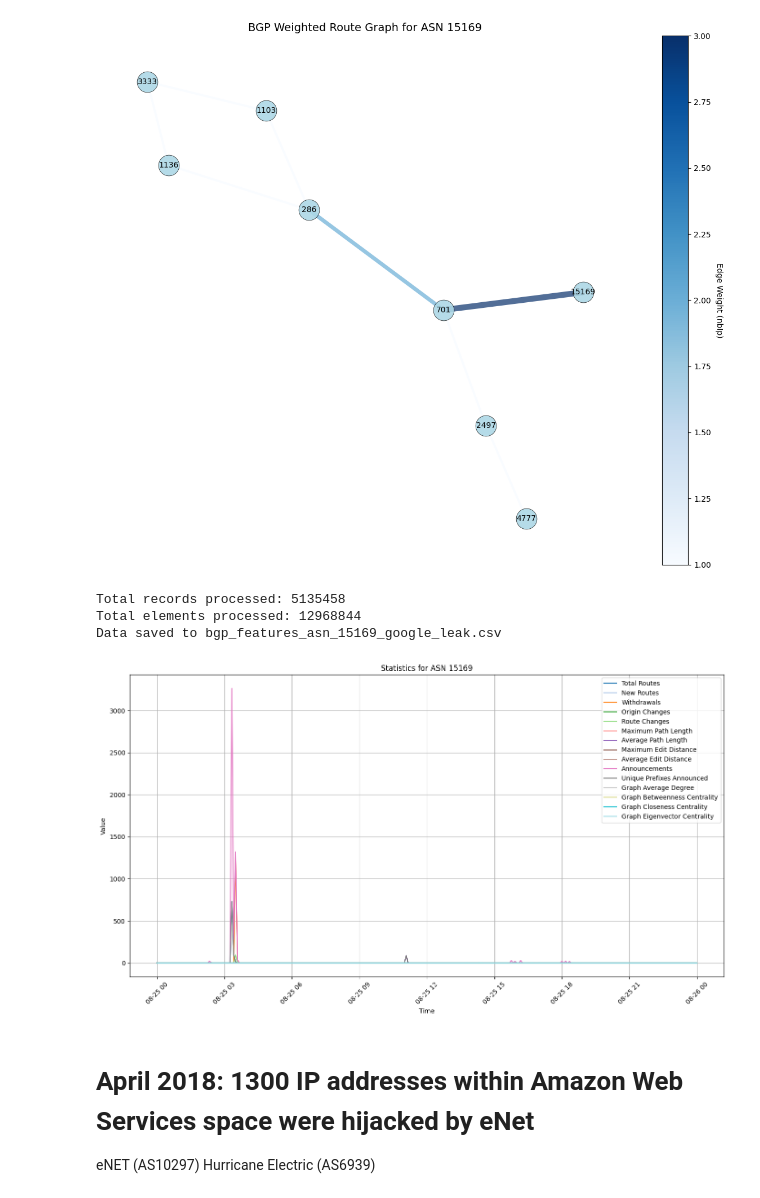
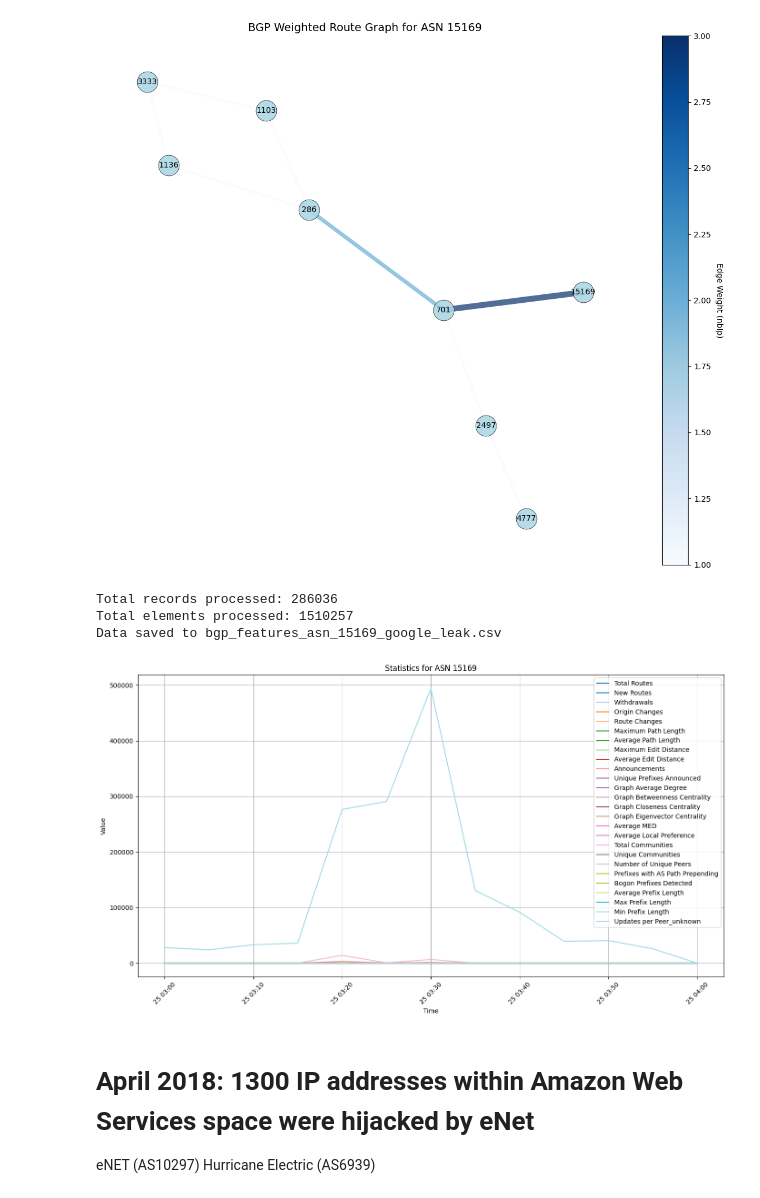
Before and after one commit to hyonbokan/BGP_data_analysis, a Jupyter notebook: bgp_data_analysis_feature_extraction.ipynb, the cells around one changed output. Drawn from its saved outputs; the diff is of its cells as text; code cells hidden in the pictures.

```diff
--- a/bgp_data_analysis_feature_extraction.ipynb
+++ b/bgp_data_analysis_feature_extraction.ipynb
@@ -25,22 +25,22 @@ Graph construction complete with 8 nodes and 8 edges.
 # %%
 target_asn = "15169"
 # target_asn = "37282"
 # target_asn = "4809"
 
-from_time="2017-08-25 00:00:00"
-until_time="2017-08-26 00:00:00"
+from_time="2017-08-25 03:00:00"
+until_time="2017-08-25 04:00:00"
 collectors = ["rrc00"]
 output_file = f'bgp_features_asn_{target_asn}_google_leak.csv'
 
 df_features = extract_bgp_data(target_asn, from_time, until_time, collectors, output_file)
 df_features['Timestamp'] = pd.to_datetime(df_features['Timestamp'])
 numeric_cols = df_features.select_dtypes(include=['number']).columns
 plot_statistics(df_features, target_asn)
 # %% [output]
-Total records processed: 5135458
-Total elements processed: 12968844
+Total records processed: 286036
+Total elements processed: 1510257
 Data saved to bgp_features_asn_15169_google_leak.csv
-[figure, old version]
+[figure, new version]
 # %%
 from datetime import datetime, timedelta
 import pandas as pd
```
Also changed, not shown: 2 other files.
